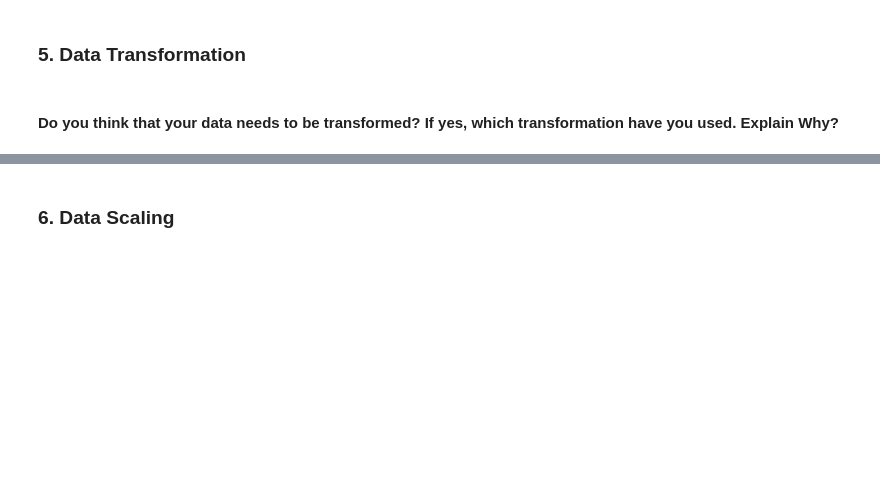
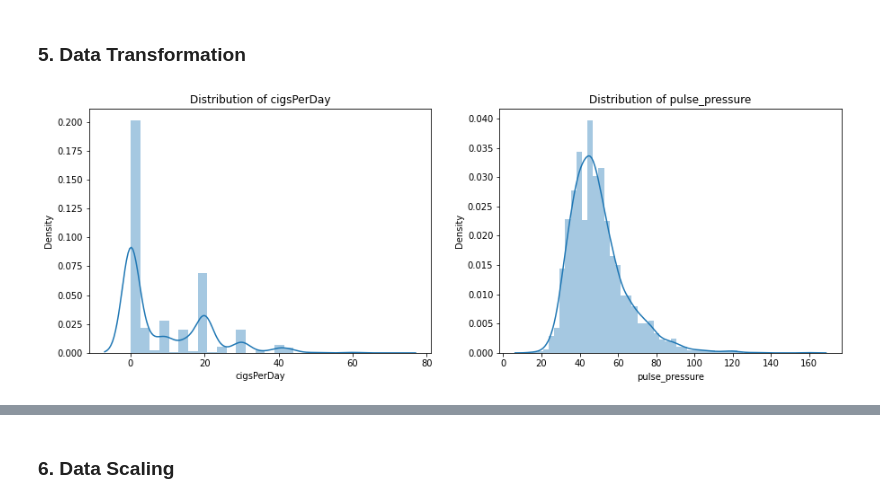
Before and after one commit to ashisaxena710/Cardiovascular-Risk-Prediction, a Jupyter notebook: IndividualColabAshi_CardiovascularRiskPrediction.ipynb, the cells around one changed output, grey strips where cells are left out. Drawn from its saved outputs; the diff is of its cells as text; code cells hidden in the pictures; blank space fills up the shorter version.

```diff
--- a/IndividualColabAshi_CardiovascularRiskPrediction.ipynb
+++ b/IndividualColabAshi_CardiovascularRiskPrediction.ipynb
@@ -730,0 +825,5 @@ detect_outliers(df,Continuous_columns)
+# %%
+# New Dataframe which will be our final dataframe
+final_df = df[["education","sex","cigsPerDay","BPMeds","prevalentStroke","prevalentHyp","diabetes","pulse_pressure","TenYearCHD"]]
+
+final_df.head()
@@ -731,4 +837,2 @@ detect_outliers(df,Continuous_columns)
 # %% [markdown]
 ### 5. Data Transformation
-# %% [markdown]
-#### Do you think that your data needs to be transformed? If yes, which transformation have you used. Explain Why?
@@ -736,0 +839,12 @@ detect_outliers(df,Continuous_columns)
+# %%
+# Storing the continuous variable in a separate list
+cont_variables=["cigsPerDay","pulse_pressure"]
+# %%
+# Checking the distribution of each continous variable from our final dataframe
+plt.figure(figsize=(15,5))
+for i,colm in enumerate(cont_variables):
+  plt.subplot(1,2,i+1)
+  sns.distplot(final_df[colm])
+  plt.title(f"Distribution of {colm}")
+# %% [output]
+[figure, added]
```
Also changed, not shown: parts of 33 cells of this notebook.
